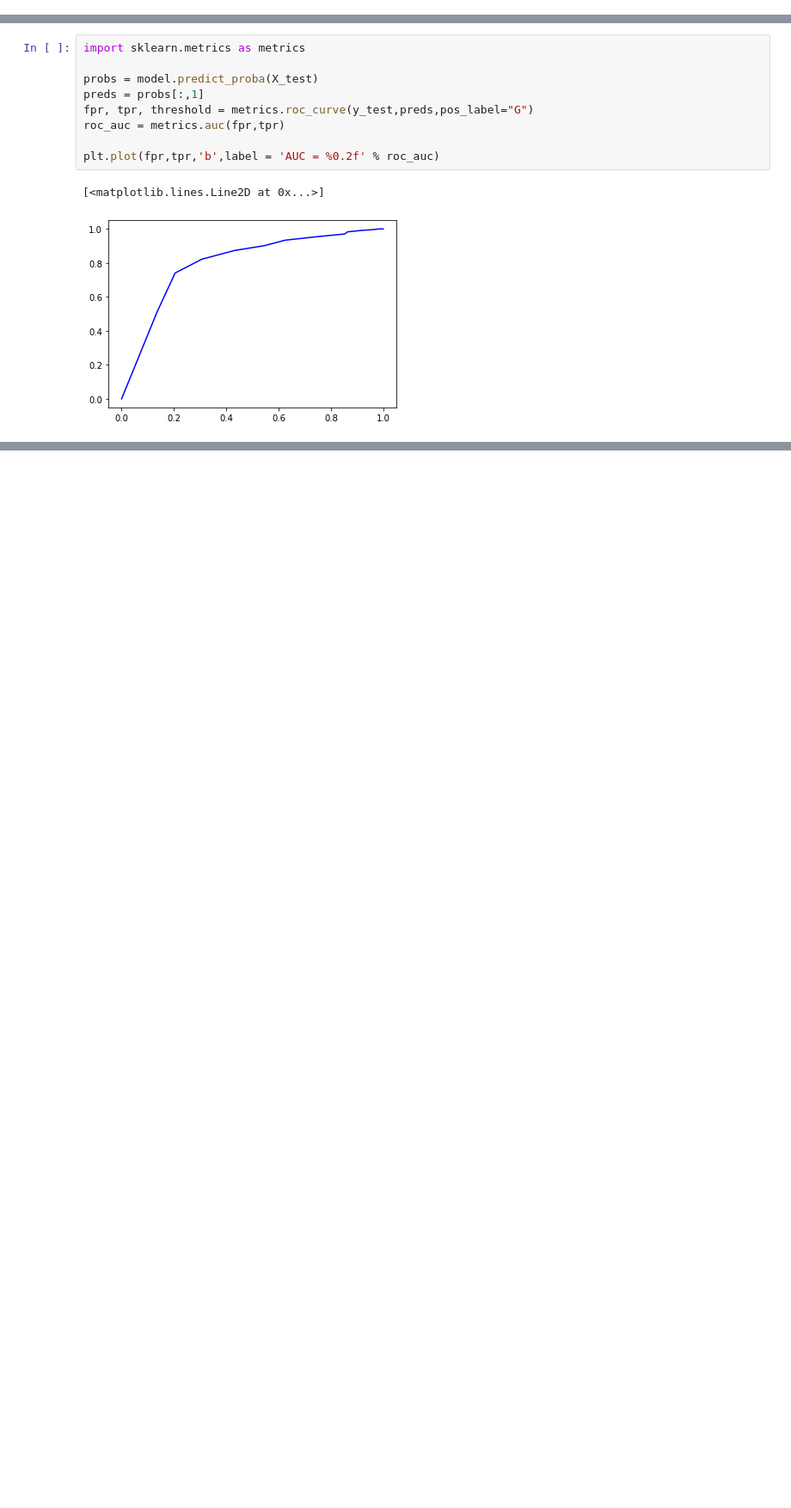
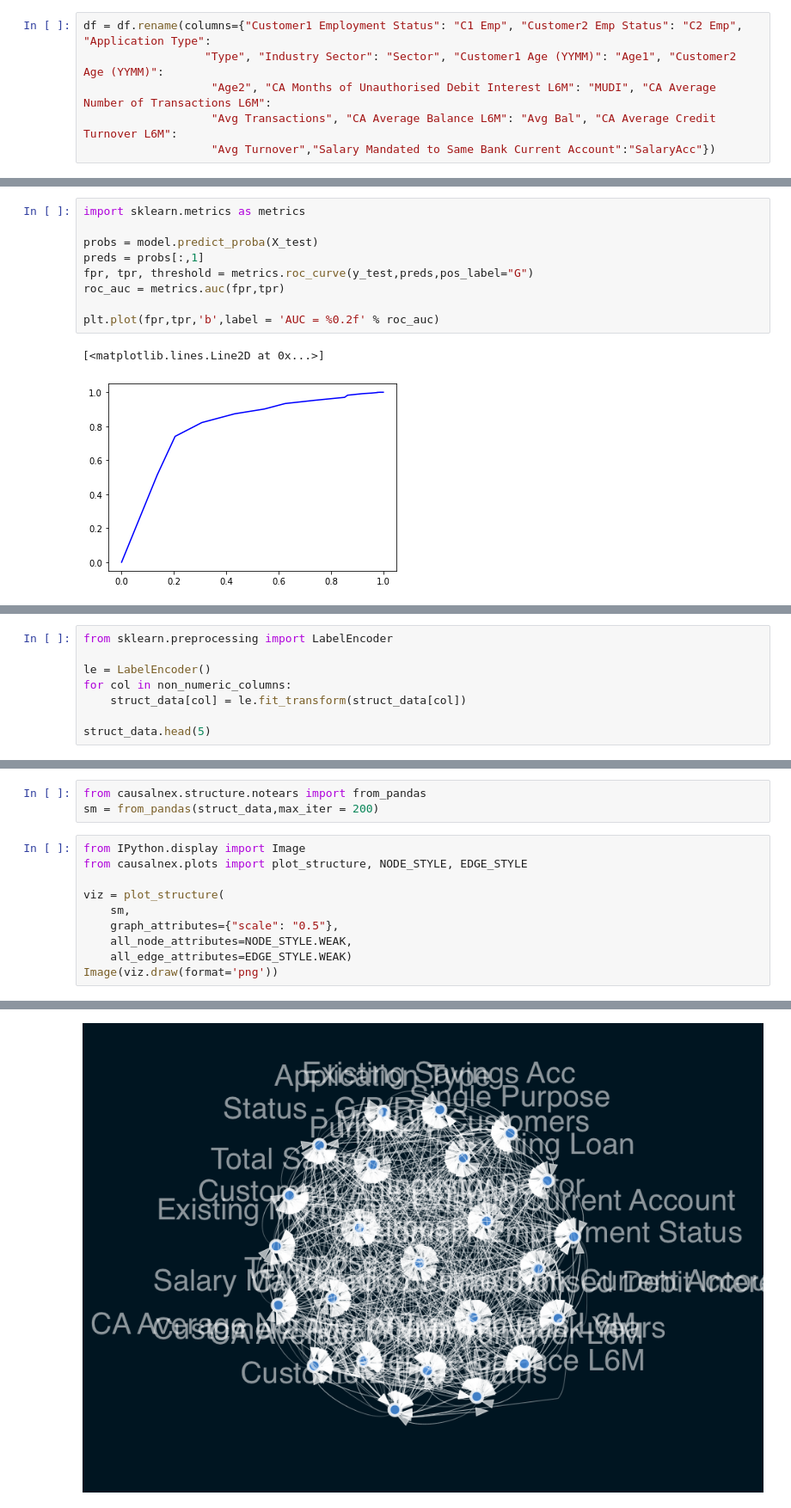
Before and after one commit to thomasgvero/MSc-Dissertation, a Jupyter notebook: DataExp.ipynb, the cells around one changed output, grey strips where cells are left out. Shown at 86% size. Cells and saved outputs as stored; diff of their text form; blank space fills up the shorter version.

```diff
--- a/DataExp.ipynb
+++ b/DataExp.ipynb
@@ -170,3 +267,9 @@ Single Purpose                                   int64
 dtype: object
 # %%
 df = df.drop("Decision",axis = 1)
+# %%
+df = df.rename(columns={"Customer1 Employment Status": "C1 Emp", "Customer2 Emp Status": "C2 Emp", "Application Type":
+                  "Type", "Industry Sector": "Sector", "Customer1 Age (YYMM)": "Age1", "Customer2 Age (YYMM)":
+                   "Age2", "CA Months of Unauthorised Debit Interest L6M": "MUDI", "CA Average Number of Transactions L6M":
+                   "Avg Transactions", "CA Average Balance L6M": "Avg Bal", "CA Average Credit Turnover L6M":
+                   "Avg Turnover","Salary Mandated to Same Bank Current Account":"SalaryAcc"})
@@ -239,0 +706,8 @@ plt.plot(fpr,tpr,'b',label = 'AUC = %0.2f' % roc_auc)
+# %%
+from sklearn.preprocessing import LabelEncoder
+
+le = LabelEncoder()
+for col in non_numeric_columns:
+    struct_data[col] = le.fit_transform(struct_data[col])
+
+struct_data.head(5)
@@ -239,0 +738,14 @@ plt.plot(fpr,tpr,'b',label = 'AUC = %0.2f' % roc_auc)
+# %%
+from causalnex.structure.notears import from_pandas
+sm = from_pandas(struct_data,max_iter = 200)
+# %%
+from IPython.display import Image
+from causalnex.plots import plot_structure, NODE_STYLE, EDGE_STYLE
+
+viz = plot_structure(
+    sm,
+    graph_attributes={"scale": "0.5"},
+    all_node_attributes=NODE_STYLE.WEAK,
+    all_edge_attributes=EDGE_STYLE.WEAK)
+Image(viz.draw(format='png'))
+# %% [output]
@@ -239,0 +769 @@ plt.plot(fpr,tpr,'b',label = 'AUC = %0.2f' % roc_auc)
+[figure, added]
```
Also changed, not shown: parts of 51 cells of this notebook, 10 other files.
